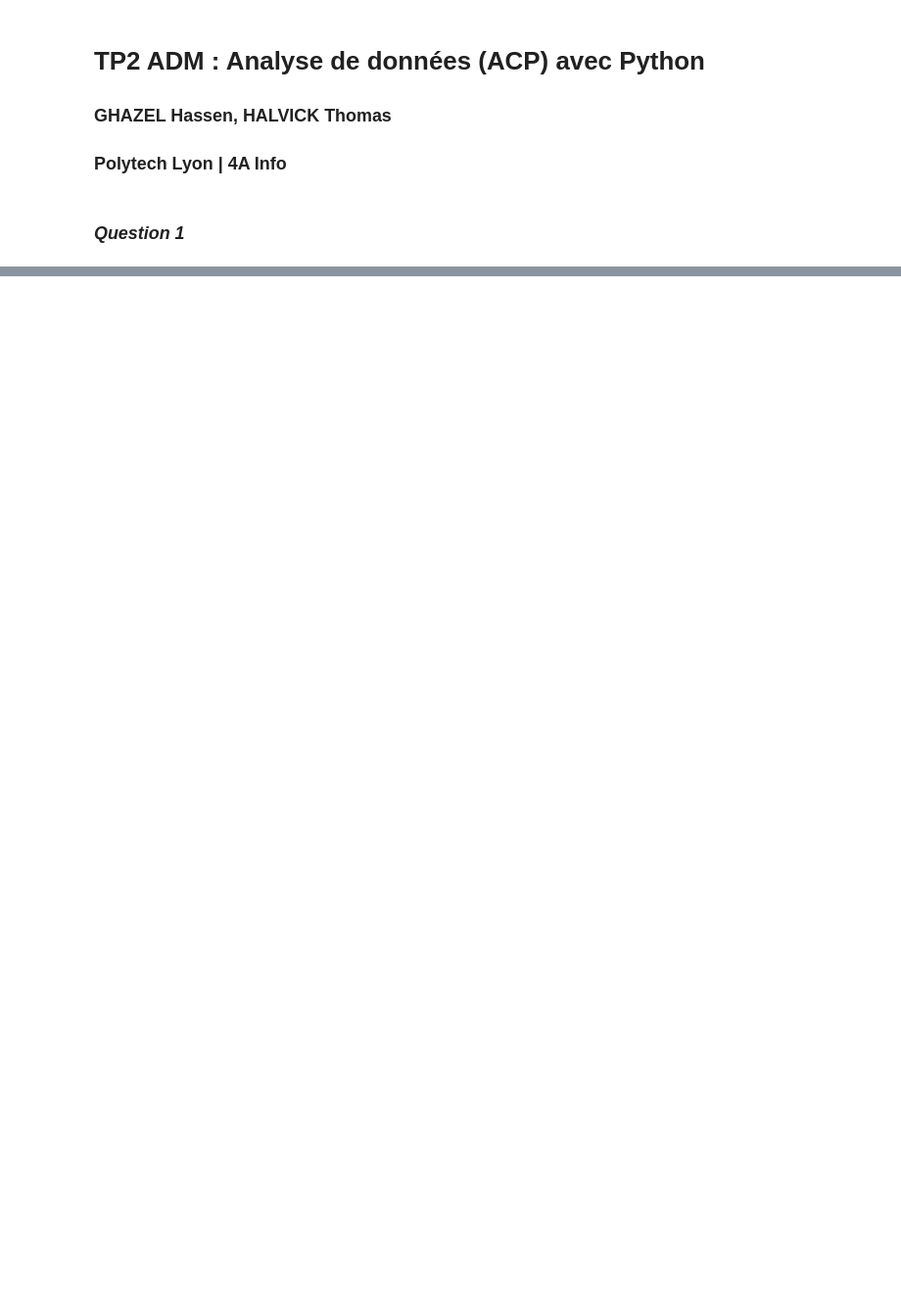
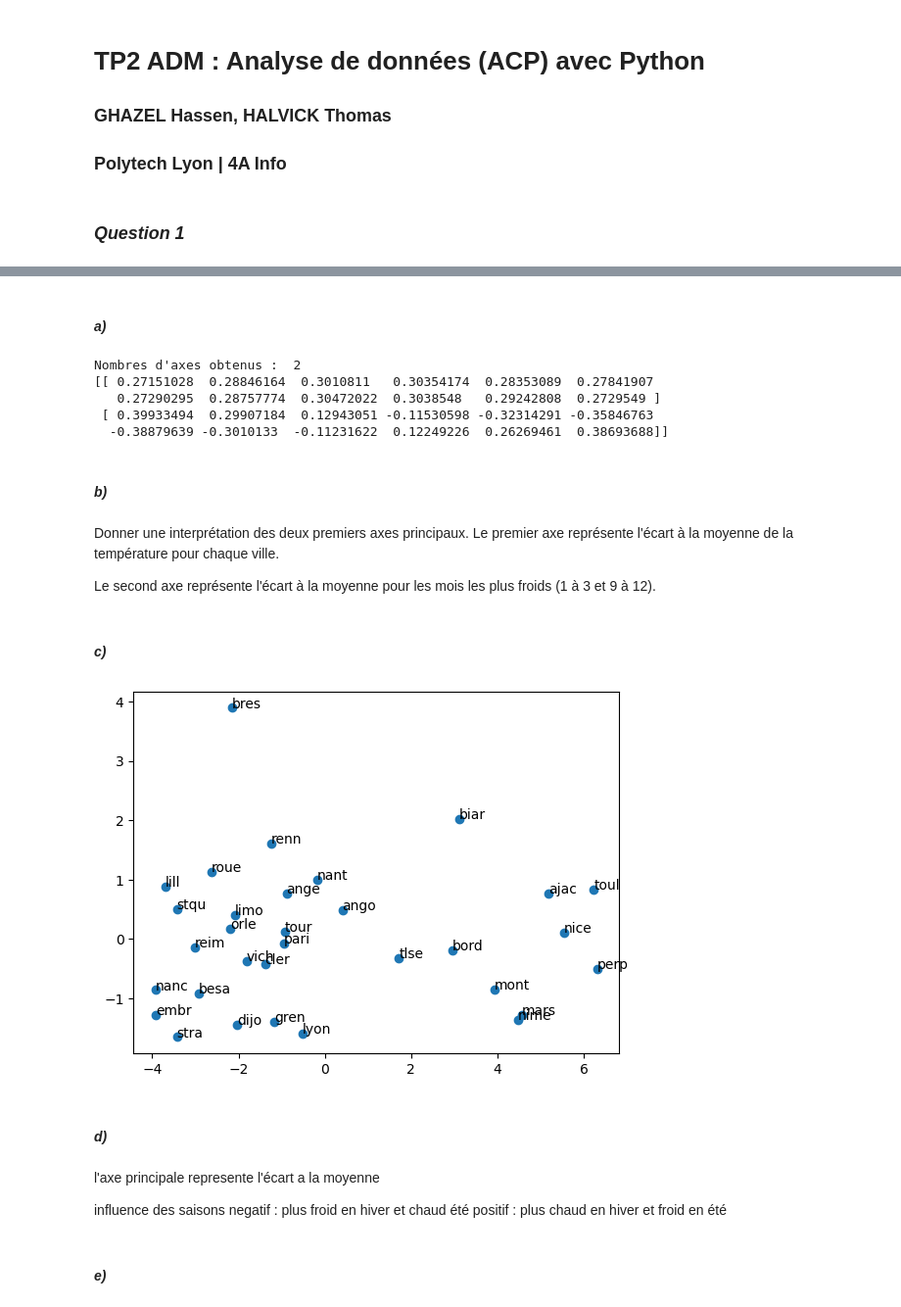
Before and after one commit to Hassen-GHAZEL/ADM_TP, a Jupyter notebook: TP2/TP_ACP_A_rendre_GHAZEL_Hassen__HALVICK_Thomas.ipynb, the cells around one changed output, grey strips where cells are left out. Shown at 98% size. Drawn from its saved outputs; the diff is of its cells as text; code cells hidden in the pictures; blank space fills up the shorter version.

```diff
--- a/TP2/TP_ACP_A_rendre_GHAZEL_Hassen__HALVICK_Thomas.ipynb
+++ b/TP2/TP_ACP_A_rendre_GHAZEL_Hassen__HALVICK_Thomas.ipynb
@@ -39,0 +14,9 @@ X, labels = import_CSV('./data/villes.csv', 13)
+# %%
+# Importation du fichier CSV
+data = pd.read_csv("./data/villes.csv", sep=';')
+# Valeurs
+X = data.iloc[:, 1:13].values
+# Nom des villes
+labels = data.iloc[:, 0].values
+
+print(X,labels)
@@ -39,0 +43,54 @@ X, labels = import_CSV('./data/villes.csv', 13)
+# %% [markdown]
+#### *a)*
+# %%
+from sklearn.decomposition import PCA
+from sklearn.discriminant_analysis import StandardScaler
+
+ss = StandardScaler()
+X_scaled = ss.fit_transform(X)
+
+pca = PCA()
+pca.fit(X_scaled)
+
+cumulative_variances = np.cumsum(pca.explained_variance_ratio_)
+
+percent = 0.9
+n_components = np.argmax(cumulative_variances >= percent) + 1
+print("Nombres d'axes obtenus : ", n_components)
+
+print(pca.components_[:n_components])
+# %% [output]
+Nombres d'axes obtenus :  2
+[[ 0.27151028  0.28846164  0.3010811   0.30354174  0.28353089  0.27841907
+   0.27290295  0.28757774  0.30472022  0.3038548   0.29242808  0.2729549 ]
+ [ 0.39933494  0.29907184  0.12943051 -0.11530598 -0.32314291 -0.35846763
+  -0.38879639 -0.3010133  -0.11231622  0.12249226  0.26269461  0.38693688]]
+# %% [markdown]
+#### *b)*
+# %% [markdown]
+Donner une interprétation des deux premiers axes principaux.
+Le premier axe représente l'écart à la moyenne de la température pour chaque ville.
+
+Le second axe représente l'écart à la moyenne pour les mois les plus froids (1 à 3 et 9 à 12).
+# %% [markdown]
+#### *c)*
+# %%
+import matplotlib
+X_pca = pca.transform(X_scaled)
+
+plt.scatter(X_pca[:, 0], X_pca[:, 1])
+for l, x, y in zip(labels, X_pca[:, 0], X_pca[:, 1]):
+    plt.annotate(l, xy=(x, y), xytext=(-0.2, 0.2), textcoords='offset points')
+plt.show()
+# %% [output]
+[figure, added]
+# %% [markdown]
+#### *d)*
+# %% [markdown]
+l'axe principale represente l'écart a la moyenne
+
+influence des saisons
+negatif : plus froid en hiver et chaud été
+positif : plus chaud en hiver et froid en été
+# %% [markdown]
+#### *e)*
```
Also changed, not shown: parts of 4 cells of this notebook.
